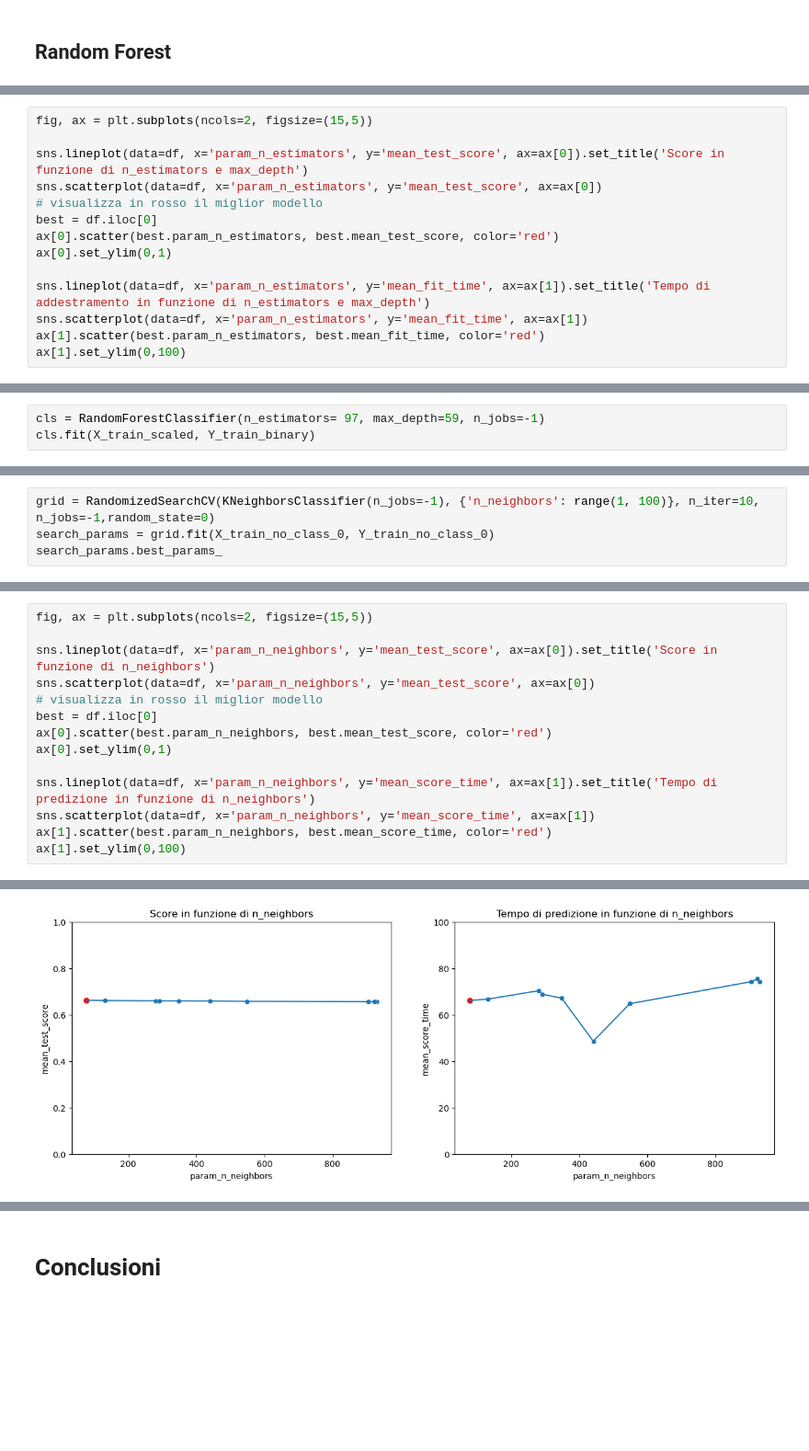
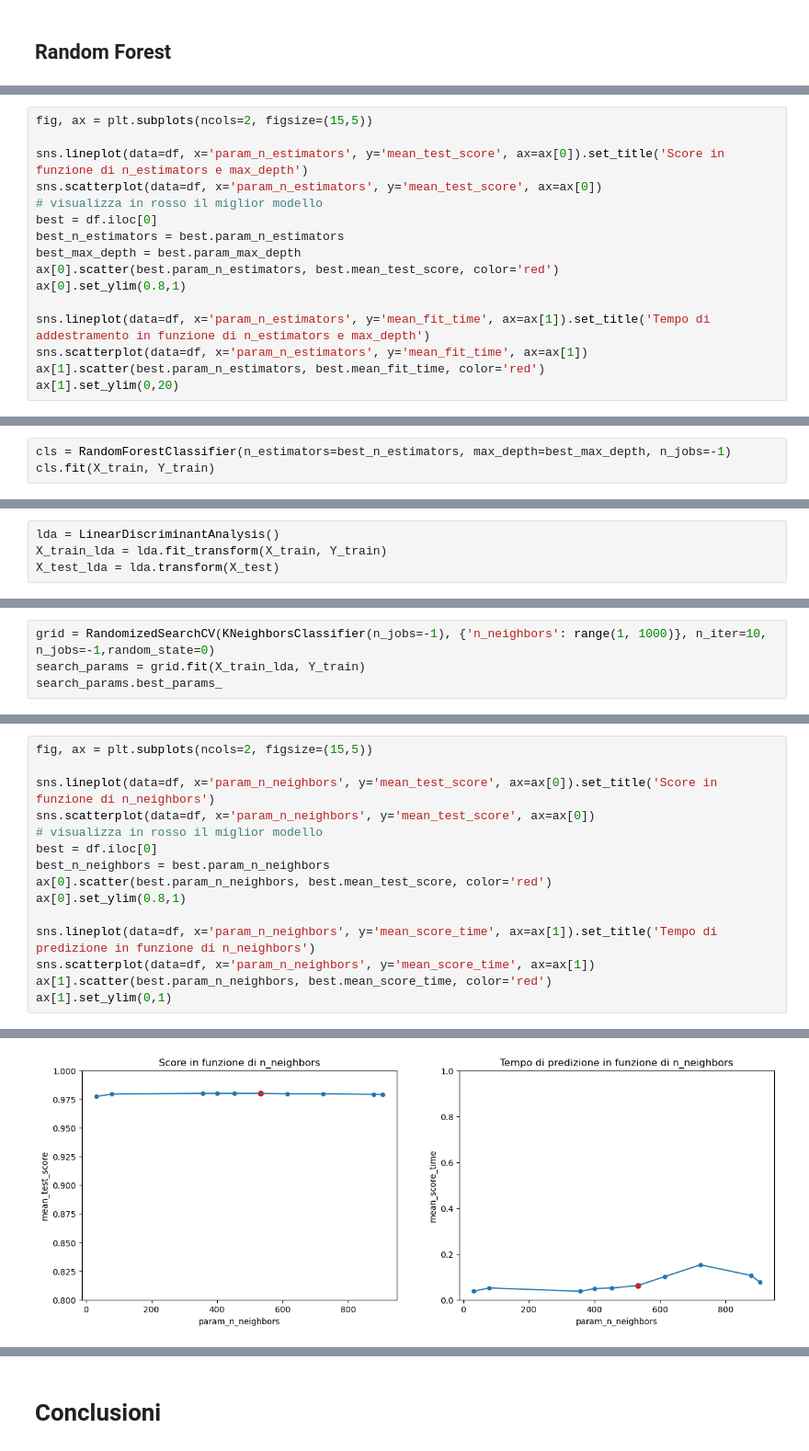
Before and after one commit to AngeloLongano/classification_PneumoniaMNIST, a Jupyter notebook: analysis.ipynb, the cells around one changed output, grey strips where cells are left out. Shown at 92% size. Cells and saved outputs as stored; diff of their text form; blank space fills up the shorter version.

```diff
--- a/analysis.ipynb
+++ b/analysis.ipynb
@@ -262,11 +196,13 @@ sns.lineplot(data=df, x='param_n_estimators', y='mean_test_score', ax=ax[0]).set
 sns.scatterplot(data=df, x='param_n_estimators', y='mean_test_score', ax=ax[0])
 # visualizza in rosso il miglior modello
 best = df.iloc[0]
+best_n_estimators = best.param_n_estimators
+best_max_depth = best.param_max_depth
 ax[0].scatter(best.param_n_estimators, best.mean_test_score, color='red')
-ax[0].set_ylim(0,1)
+ax[0].set_ylim(0.8,1)
 
 sns.lineplot(data=df, x='param_n_estimators', y='mean_fit_time', ax=ax[1]).set_title('Tempo di addestramento in funzione di n_estimators e max_depth')
 sns.scatterplot(data=df, x='param_n_estimators', y='mean_fit_time', ax=ax[1])
 ax[1].scatter(best.param_n_estimators, best.mean_fit_time, color='red')
-ax[1].set_ylim(0,100)
+ax[1].set_ylim(0,20)
 # %% [output]
@@ -275,4 +211,4 @@ ax[1].set_ylim(0,100)
 # %%
-cls = RandomForestClassifier(n_estimators= 97, max_depth=59, n_jobs=-1)
-cls.fit(X_train_scaled, Y_train_binary)
+cls = RandomForestClassifier(n_estimators=best_n_estimators, max_depth=best_max_depth, n_jobs=-1)
+cls.fit(X_train, Y_train)
 # %% [output]
@@ -309 +263,5 @@ ConfusionMatrixDisplay(confusion_matrix(Y_test_binary, y_pred_binary)).plot()
+# %%
+lda = LinearDiscriminantAnalysis()
+X_train_lda = lda.fit_transform(X_train, Y_train)
+X_test_lda = lda.transform(X_test)
 # %% [markdown]
@@ -311,4 +269,4 @@ ConfusionMatrixDisplay(confusion_matrix(Y_test_binary, y_pred_binary)).plot()
 # %%
-grid = RandomizedSearchCV(KNeighborsClassifier(n_jobs=-1), {'n_neighbors': range(1, 100)}, n_iter=10, n_jobs=-1,random_state=0)
-search_params = grid.fit(X_train_no_class_0, Y_train_no_class_0)
+grid = RandomizedSearchCV(KNeighborsClassifier(n_jobs=-1), {'n_neighbors': range(1, 1000)}, n_iter=10, n_jobs=-1,random_state=0)
+search_params = grid.fit(X_train_lda, Y_train)
 search_params.best_params_
@@ -337,11 +297,12 @@ sns.lineplot(data=df, x='param_n_neighbors', y='mean_test_score', ax=ax[0]).set_
 sns.scatterplot(data=df, x='param_n_neighbors', y='mean_test_score', ax=ax[0])
 # visualizza in rosso il miglior modello
 best = df.iloc[0]
+best_n_neighbors = best.param_n_neighbors
 ax[0].scatter(best.param_n_neighbors, best.mean_test_score, color='red')
-ax[0].set_ylim(0,1)
+ax[0].set_ylim(0.8,1)
 
 sns.lineplot(data=df, x='param_n_neighbors', y='mean_score_time', ax=ax[1]).set_title('Tempo di predizione in funzione di n_neighbors')
 sns.scatterplot(data=df, x='param_n_neighbors', y='mean_score_time', ax=ax[1])
 ax[1].scatter(best.param_n_neighbors, best.mean_score_time, color='red')
-ax[1].set_ylim(0,100)
+ax[1].set_ylim(0,1)
 # %% [output]
@@ -349 +310 @@ ax[1].set_ylim(0,100)
-[figure, old version]
+[figure, new version]
```
Also changed, not shown: parts of 128 cells of this notebook, 1 other file.
